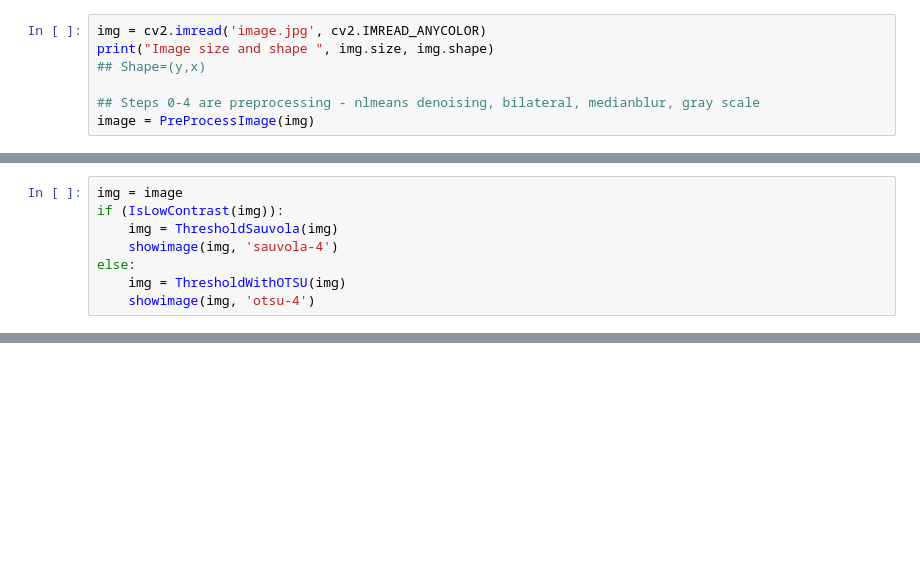
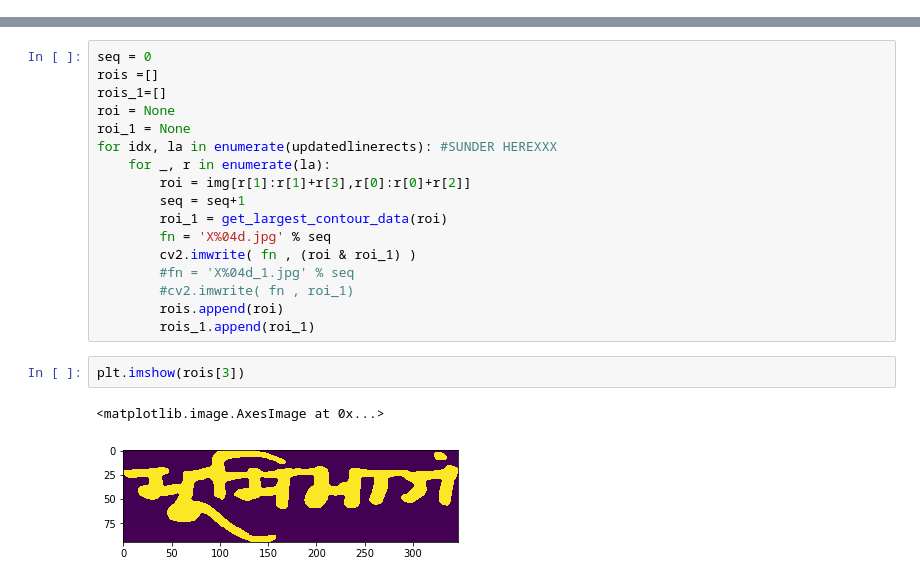
Before and after one commit to suchakr/ImageWork, a Jupyter notebook: Image Work.ipynb, the cells around one changed output, grey strips where cells are left out. Drawn from its saved outputs; the diff is of its cells as text; blank space fills up the shorter version.

```diff
--- a/Image Work.ipynb
+++ b/Image Work.ipynb
@@ -467,7 +454,0 @@ now C:\Users\darshat\Desktop\ImageWork\Devnagri\Style1
-# %%
-img = cv2.imread('image.jpg', cv2.IMREAD_ANYCOLOR)
-print("Image size and shape ", img.size, img.shape)
-## Shape=(y,x)
-
-## Steps 0-4 are preprocessing - nlmeans denoising, bilateral, medianblur, gray scale
-image = PreProcessImage(img)
@@ -476,8 +454,0 @@ Image size and shape  32905188 (4161, 2636, 3)
-# %%
-img = image
-if (IsLowContrast(img)):
-    img = ThresholdSauvola(img)
-    showimage(img, 'sauvola-4')
-else:
-    img = ThresholdWithOTSU(img)
-    showimage(img, 'otsu-4')
@@ -972,0 +959,22 @@ def PostProcessBoundingRects4(linerects, linewidth):
+# %%
+seq = 0
+rois =[]
+rois_1=[]
+roi = None
+roi_1 = None
+for idx, la in enumerate(updatedlinerects): #SUNDER HEREXXX
+    for _, r in enumerate(la):
+        roi = img[r[1]:r[1]+r[3],r[0]:r[0]+r[2]]
+        seq = seq+1
+        roi_1 = get_largest_contour_data(roi)
+        fn = 'X%04d.jpg' % seq
+        cv2.imwrite( fn , (roi & roi_1) )
+        #fn = 'X%04d_1.jpg' % seq
+        #cv2.imwrite( fn , roi_1)
+        rois.append(roi)
+        rois_1.append(roi_1)
+# %%
+plt.imshow(rois[3])
+# %% [output]
+<matplotlib.image.AxesImage at 0x...>
+[figure, added]
```
Also changed, not shown: parts of 27 cells of this notebook, 3 other files.
